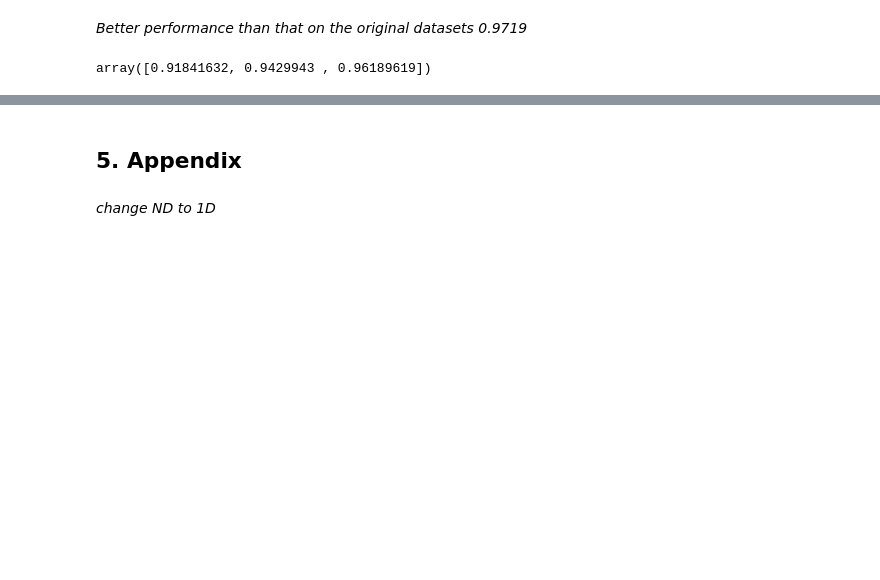
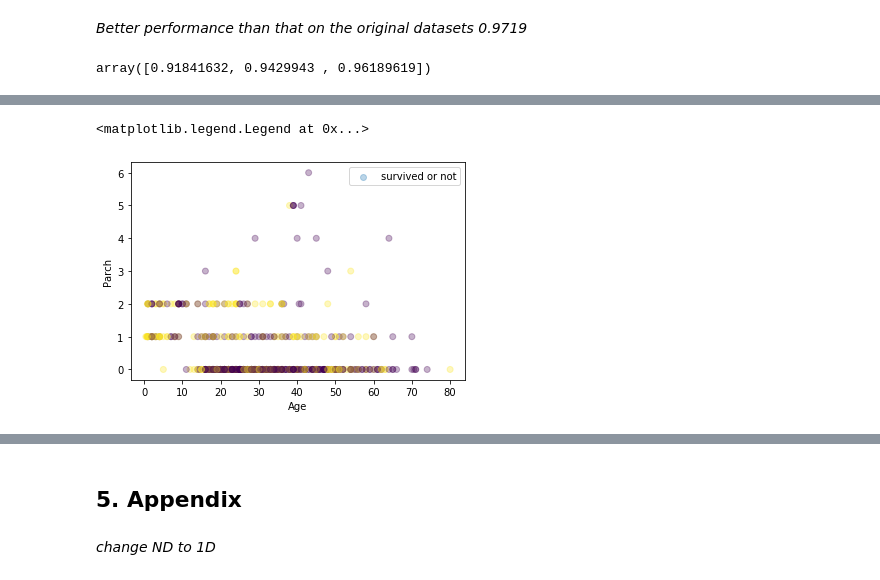
Before and after one commit to GoldenRaven/MachineLearning_notebook, a Jupyter notebook: 03_classification.ipynb, the cells around one changed output, grey strips where cells are left out. Drawn from its saved outputs; the diff is of its cells as text; code cells hidden in the pictures; blank space fills up the shorter version.

```diff
--- a/03_classification.ipynb
+++ b/03_classification.ipynb
@@ -683,0 +867,8 @@ array([0.91841632, 0.9429943 , 0.96189619])
+# %%
+plt.scatter(train["Age"], train["Parch"], c=train_label, alpha=0.3,label='survived or not')
+plt.xlabel("Age")
+plt.ylabel("Parch")
+plt.legend()
+# %% [output]
+<matplotlib.legend.Legend at 0x...>
+[figure, added]
```
Also changed, not shown: parts of 33 cells of this notebook, 7 other files.
